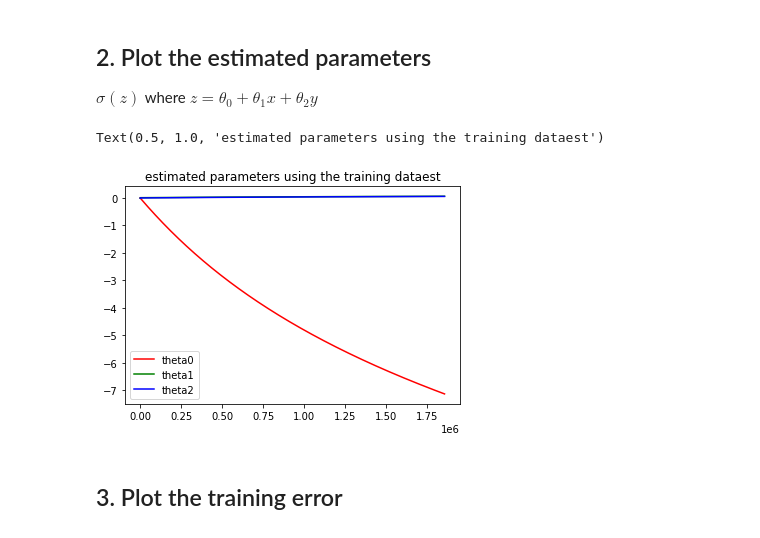
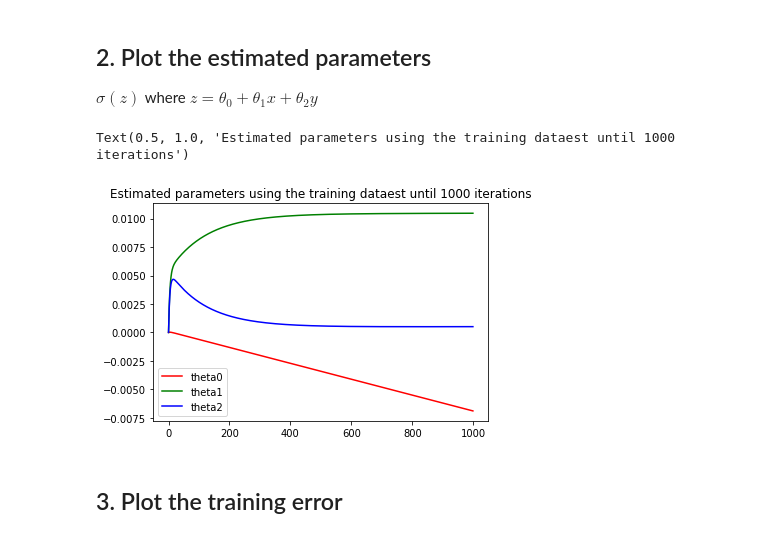
Before and after one commit to fxnnxc/class-MachineLearning, a Jupyter notebook: Assignment05.ipynb, the cells around one changed output. Drawn from its saved outputs; the diff is of its cells as text; code cells hidden in the pictures.

```diff
--- a/Assignment05.ipynb
+++ b/Assignment05.ipynb
@@ -77,14 +77,14 @@ while True:
 # %%
 import matplotlib.pyplot as plt
 
 colors = ['red', 'green', 'blue']
 for i in range(3): # 색깔별로 출력
-  plt.plot([THETA[j][i] for j in range(len(THETA))], c=colors[i])
+  plt.plot([THETA[j][i] for j in range(1000)], c=colors[i])
 plt.legend(['theta0', 'theta1', 'theta2'])
-plt.title('estimated parameters using the training dataest')
+plt.title('Estimated parameters using the training dataest until 1000 iterations')
 # %% [output]
-Text(0.5, 1.0, 'estimated parameters using the training dataest')
+Text(0.5, 1.0, 'Estimated parameters using the training dataest until 1000 iterations')
-[figure, old version]
+[figure, new version]
 # %% [markdown]
 ## 3. Plot the training error
 # %%
```
